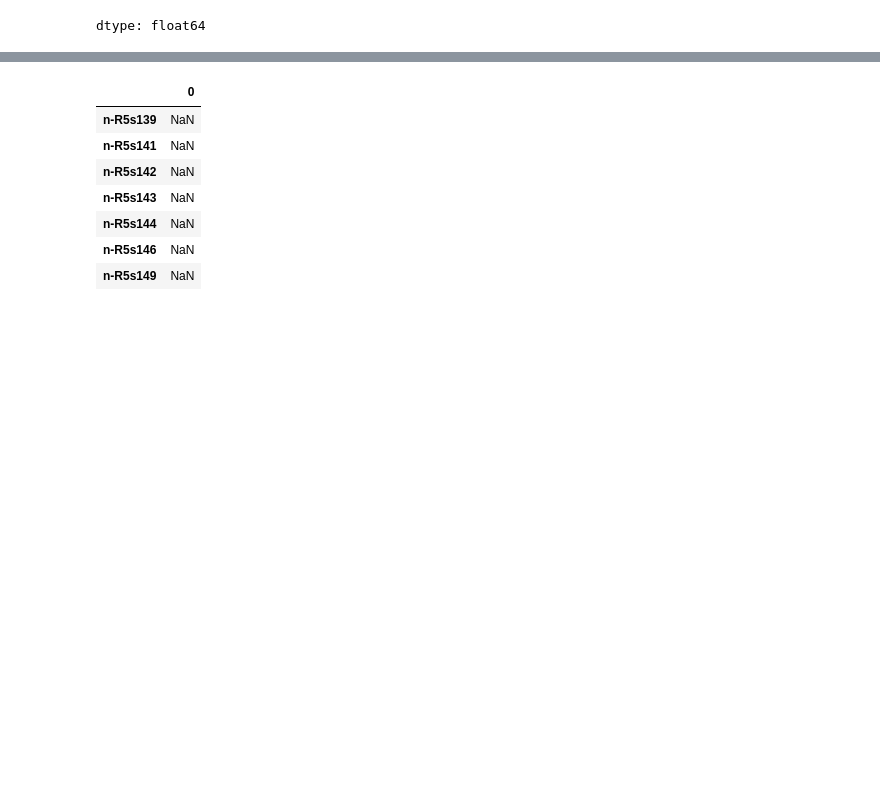
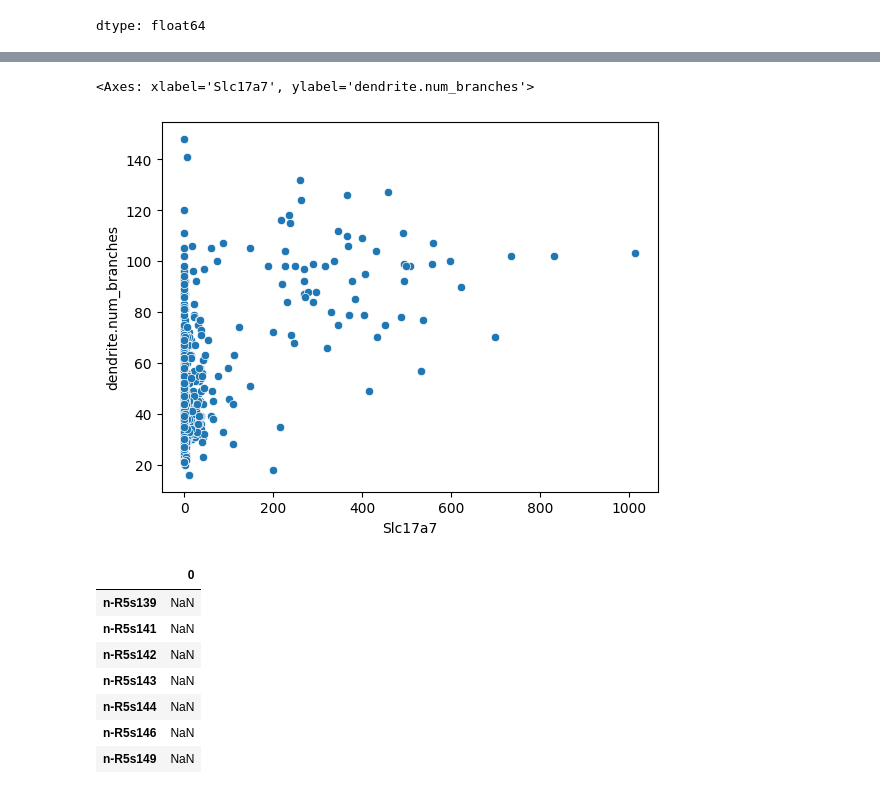
Before and after one commit to rcs-science-research/Dendritic-Branching-GSEA, a Jupyter notebook: Dendritic_Branching_Associated_Pathways_GSEA.ipynb, the cells around one changed output, grey strips where cells are left out. Drawn from its saved outputs; the diff is of its cells as text; code cells hidden in the pictures; blank space fills up the shorter version.

```diff
--- a/Dendritic_Branching_Associated_Pathways_GSEA.ipynb
+++ b/Dendritic_Branching_Associated_Pathways_GSEA.ipynb
@@ -199,3 +206,8 @@ dtype: float64
+# %%
+sns.scatterplot(x=cell_data["Slc17a7"], y=cell_data["dendrite.num_branches"])
+# %% [output]
+<Axes: xlabel='Slc17a7', ylabel='dendrite.num_branches'>
+[figure, added]
 # %%
 corrs.tail(7)
 # %% [output]
```
Also changed, not shown: parts of 12 cells of this notebook.
